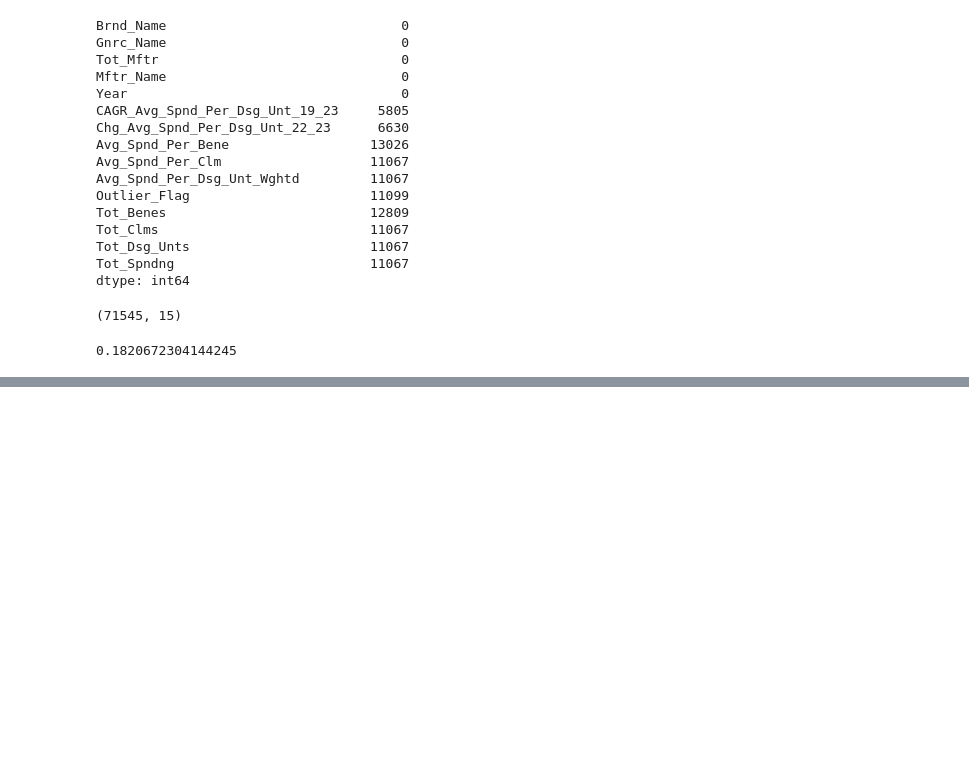
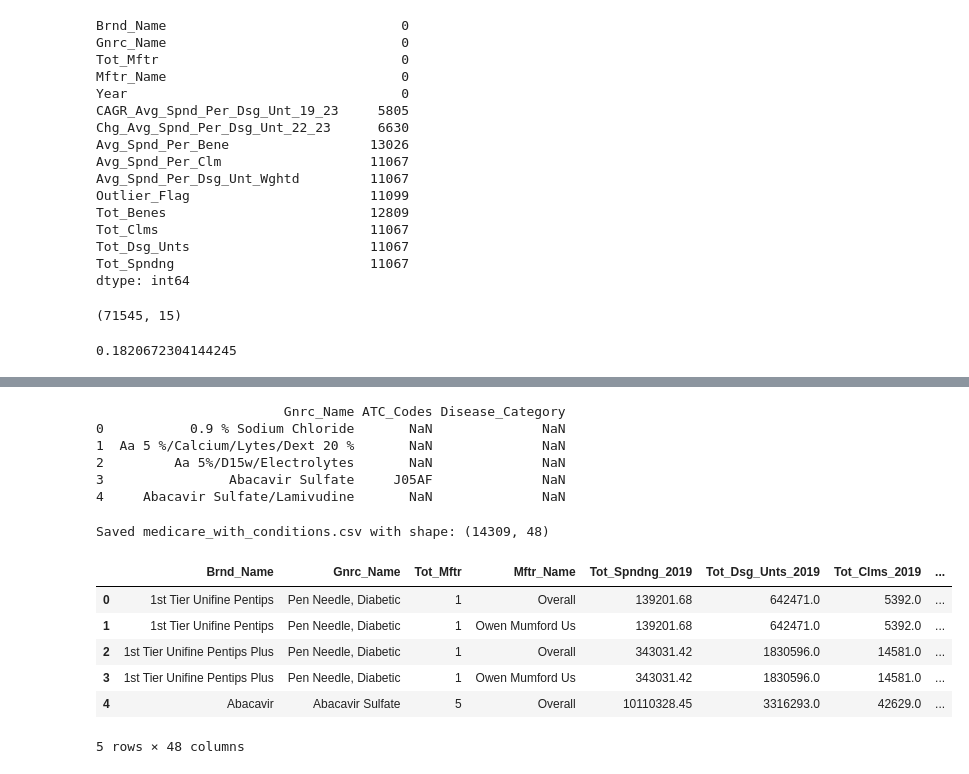
Before and after one commit to spyan27/ds4200_project, a Jupyter notebook: data.cleaning.ipynb, the cells around one changed output, grey strips where cells are left out. Drawn from its saved outputs; the diff is of its cells as text; code cells hidden in the pictures; blank space fills up the shorter version.

Commit message:
mapped atc codes/diseases to drug data

```diff
--- a/data.cleaning.ipynb
+++ b/data.cleaning.ipynb
@@ -125,3 +125,11 @@ df_long.shape
 13026 / df_long.shape[0]
 # %% [output]
 0.1820672304144245
+# %%
+# Merge atc_disease_mapping to medicare_drug_spending
+
+# 1. Load original Medicare file
+medicare = pd.read_csv("medicare_drug_spending.csv")
+
+# 2. Load mapping file
+mapping = pd.read_csv("atc_disease_mapping.csv")
@@ -127,0 +147,37 @@ df_long.shape
+# %%
+print(mapping.head())
+# %% [output]
+                        Gnrc_Name ATC_Codes Disease_Category
+0           0.9 % Sodium Chloride       NaN              NaN
+1  Aa 5 %/Calcium/Lytes/Dext 20 %       NaN              NaN
+2         Aa 5%/D15w/Electrolytes       NaN              NaN
+3                Abacavir Sulfate     J05AF              NaN
+4     Abacavir Sulfate/Lamivudine       NaN              NaN
+# %%
+# 3. Merge on Gnrc_Name (generic name)
+medicare_with_cond = medicare.merge(
+    mapping[["Gnrc_Name", "ATC_Codes", "Disease_Category"]],
+    on="Gnrc_Name",
+    how="left"    # keep all Medicare rows, add condition info where available
+)
+
+# 4. Make blanks explicit by labelling as "Other / Not classified"
+medicare_with_cond["Disease_Category"] = (
+    medicare_with_cond["Disease_Category"]
+    .fillna("Other / Not classified")
+)
+
+# 5. Save the enriched dataset
+medicare_with_cond.to_csv("medicare_with_conditions.csv", index=False)
+
+print("Saved medicare_with_conditions.csv with shape:", medicare_with_cond.shape)
+medicare_with_cond.head()
+# %% [output]
+Saved medicare_with_conditions.csv with shape: (14309, 48)
+|  | Brnd_Name | Gnrc_Name | Tot_Mftr | Mftr_Name | Tot_Spndng_2019 | Tot_Dsg_Unts_2019 | Tot_Clms_2019 | ... |
+| 0 | 1st Tier Unifine Pentips | Pen Needle, Diabetic | 1 | Overall | 139201.68 | 642471.0 | 5392.0 | ... |
+| 1 | 1st Tier Unifine Pentips | Pen Needle, Diabetic | 1 | Owen Mumford Us | 139201.68 | 642471.0 | 5392.0 | ... |
+| 2 | 1st Tier Unifine Pentips Plus | Pen Needle, Diabetic | 1 | Overall | 343031.42 | 1830596.0 | 14581.0 | ... |
+| 3 | 1st Tier Unifine Pentips Plus | Pen Needle, Diabetic | 1 | Owen Mumford Us | 343031.42 | 1830596.0 | 14581.0 | ... |
+| 4 | Abacavir | Abacavir Sulfate | 5 | Overall | 10110328.45 | 3316293.0 | 42629.0 | ... |
+5 rows × 48 columns
```
Also changed, not shown: parts of 1 cell of this notebook, 4 other files.
